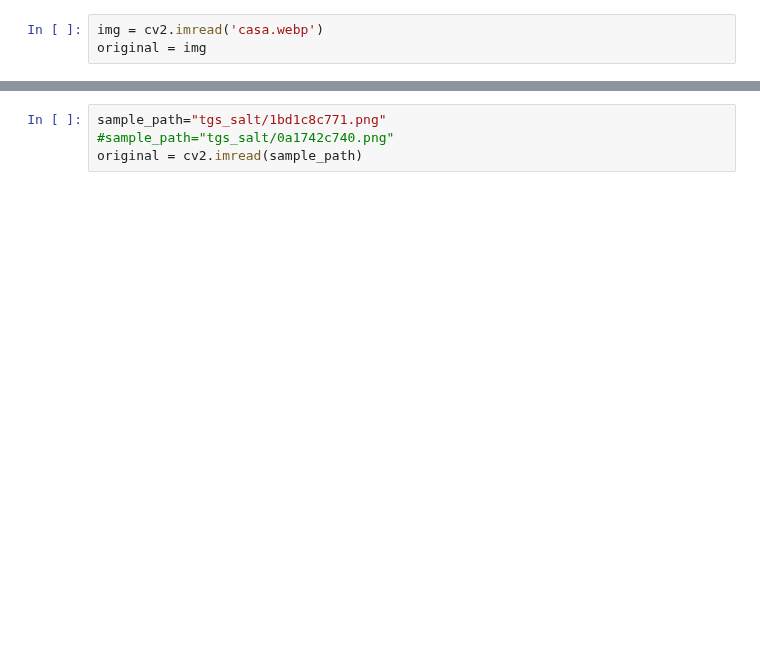
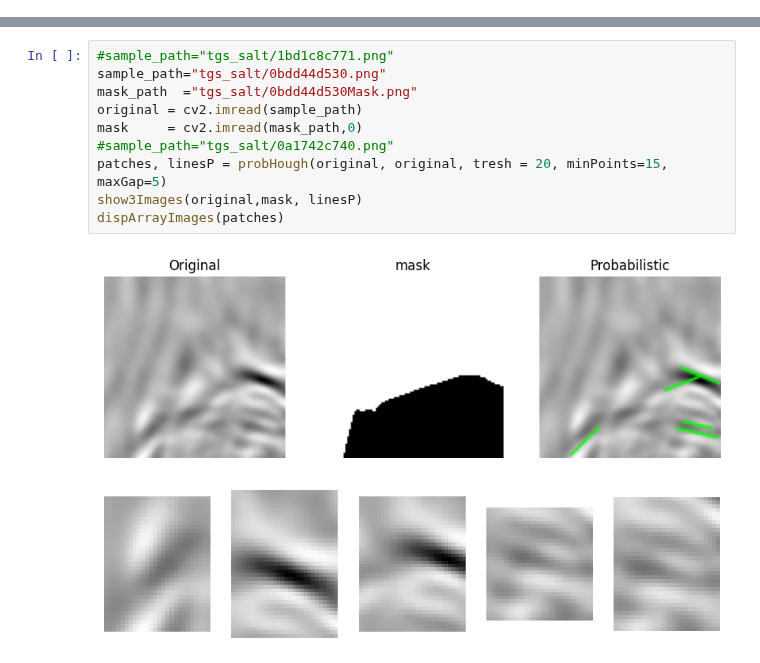
Before and after one commit to lucterres/textureSSD, a Jupyter notebook: angles.ipynb, the cells around one changed output, grey strips where cells are left out. Cells and saved outputs as stored; diff of their text form; blank space fills up the shorter version.

```diff
--- a/angles.ipynb
+++ b/angles.ipynb
@@ -51,3 +7,0 @@ True
-# %%
-img = cv2.imread('casa.webp')
-original = img
@@ -175,4 +144,13 @@ def searchNearestKey(patches, key):
-# %%
-sample_path="tgs_salt/1bd1c8c771.png"
-#sample_path="tgs_salt/0a1742c740.png"
-original = cv2.imread(sample_path)
+# %%
+#sample_path="tgs_salt/1bd1c8c771.png"
+sample_path="tgs_salt/0bdd44d530.png"
+mask_path  ="tgs_salt/0bdd44d530Mask.png"
+original = cv2.imread(sample_path)
+mask     = cv2.imread(mask_path,0)
+#sample_path="tgs_salt/0a1742c740.png"
+patches, linesP = probHough(original, original, tresh = 20, minPoints=15, maxGap=5)
+show3Images(original,mask, linesP)
+dispArrayImages(patches)
+# %% [output]
+[figure, added]
+[figure, added]
```
Also changed, not shown: parts of 22 cells of this notebook, 10 other files.
